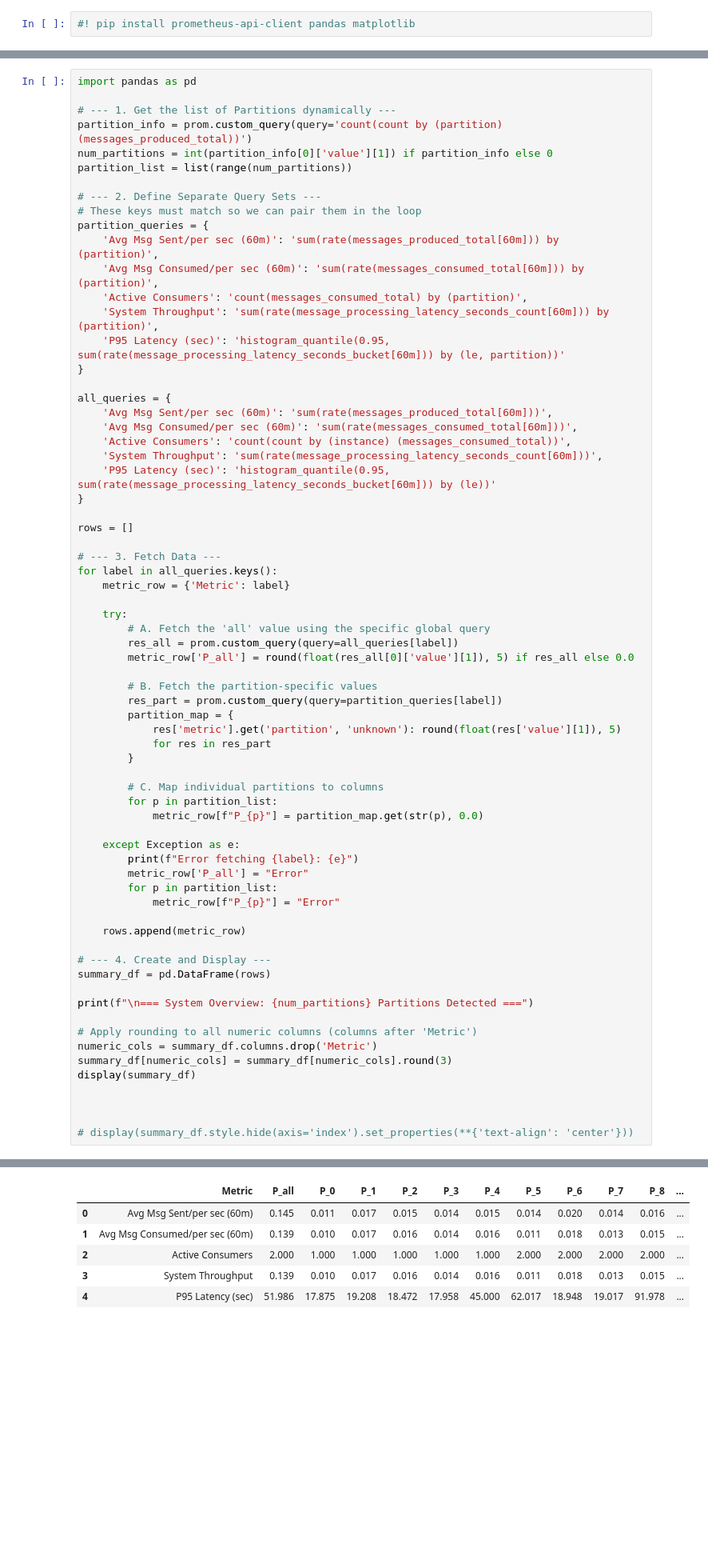
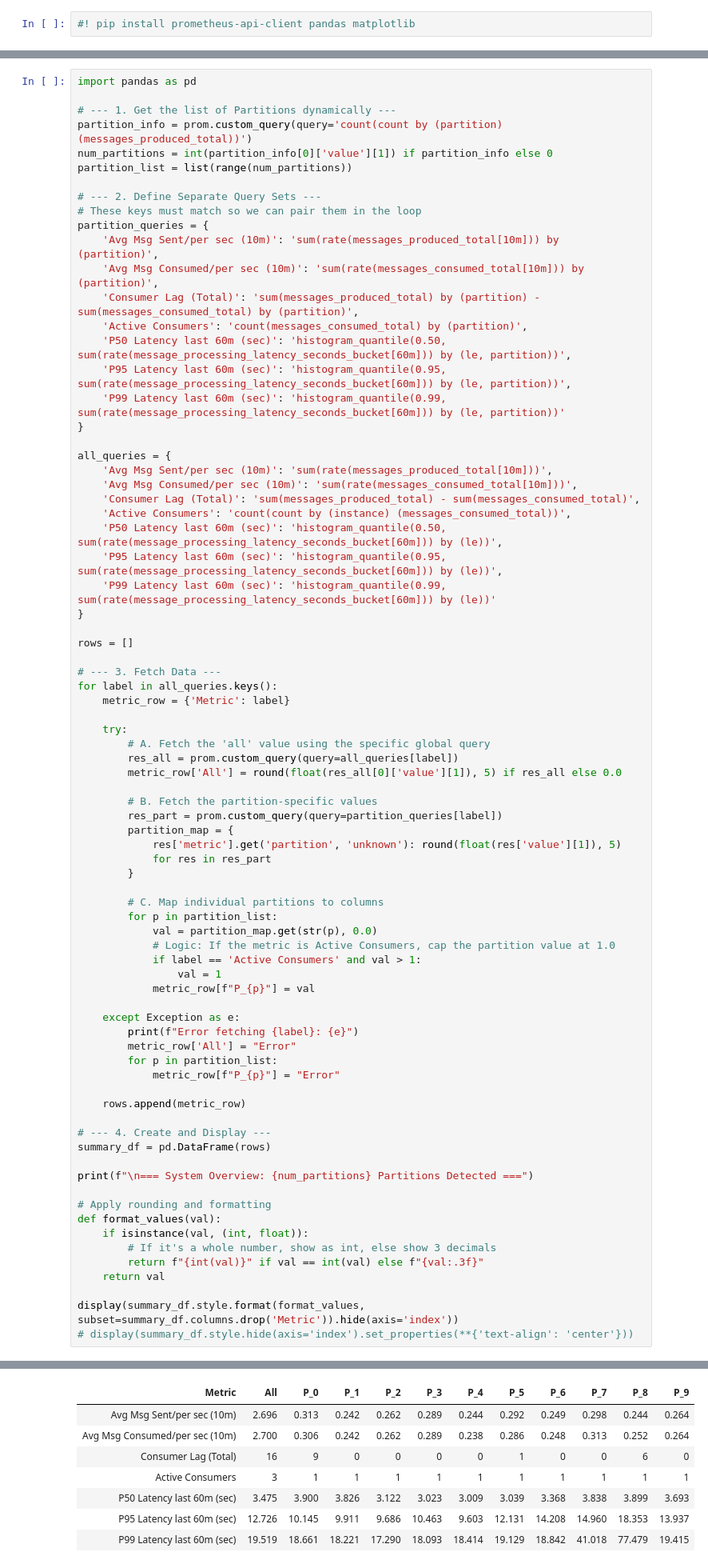
Before and after one commit to roymadpis/kafka_exrecise2, a Jupyter notebook: promethus_notebook.ipynb, the cells around one changed output, grey strips where cells are left out. Shown at 80% size. Cells and saved outputs as stored; diff of their text form; blank space fills up the shorter version.

```diff
--- a/promethus_notebook.ipynb
+++ b/promethus_notebook.ipynb
@@ -103,19 +39,23 @@ partition_list = list(range(num_partitions))
 # --- 2. Define Separate Query Sets ---
 # These keys must match so we can pair them in the loop
 partition_queries = {
-    'Avg Msg Sent/per sec (60m)': 'sum(rate(messages_produced_total[60m])) by (partition)',
-    'Avg Msg Consumed/per sec (60m)': 'sum(rate(messages_consumed_total[60m])) by (partition)',
+    'Avg Msg Sent/per sec (10m)': 'sum(rate(messages_produced_total[10m])) by (partition)',
+    'Avg Msg Consumed/per sec (10m)': 'sum(rate(messages_consumed_total[10m])) by (partition)',
+    'Consumer Lag (Total)': 'sum(messages_produced_total) by (partition) - sum(messages_consumed_total) by (partition)',
     'Active Consumers': 'count(messages_consumed_total) by (partition)',
-    'System Throughput': 'sum(rate(message_processing_latency_seconds_count[60m])) by (partition)',
-    'P95 Latency (sec)': 'histogram_quantile(0.95, sum(rate(message_processing_latency_seconds_bucket[60m])) by (le, partition))'
+    'P50 Latency last 60m (sec)': 'histogram_quantile(0.50, sum(rate(message_processing_latency_seconds_bucket[60m])) by (le, partition))',
+    'P95 Latency last 60m (sec)': 'histogram_quantile(0.95, sum(rate(message_processing_latency_seconds_bucket[60m])) by (le, partition))',
+    'P99 Latency last 60m (sec)': 'histogram_quantile(0.99, sum(rate(message_processing_latency_seconds_bucket[60m])) by (le, partition))'
 }
 
 all_queries = {
-    'Avg Msg Sent/per sec (60m)': 'sum(rate(messages_produced_total[60m]))',
-    'Avg Msg Consumed/per sec (60m)': 'sum(rate(messages_consumed_total[60m]))',
+    'Avg Msg Sent/per sec (10m)': 'sum(rate(messages_produced_total[10m]))',
+    'Avg Msg Consumed/per sec (10m)': 'sum(rate(messages_consumed_total[10m]))',
+    'Consumer Lag (Total)': 'sum(messages_produced_total) - sum(messages_consumed_total)',
     'Active Consumers': 'count(count by (instance) (messages_consumed_total))',
-    'System Throughput': 'sum(rate(message_processing_latency_seconds_count[60m]))',
-    'P95 Latency (sec)': 'histogram_quantile(0.95, sum(rate(message_processing_latency_seconds_bucket[60m])) by (le))'
+    'P50 Latency last 60m (sec)': 'histogram_quantile(0.50, sum(rate(message_processing_latency_seconds_bucket[60m])) by (le))',
+    'P95 Latency last 60m (sec)': 'histogram_quantile(0.95, sum(rate(message_processing_latency_seconds_bucket[60m])) by (le))',
+    'P99 Latency last 60m (sec)': 'histogram_quantile(0.99, sum(rate(message_processing_latency_seconds_bucket[60m])) by (le))'
 }
 
 rows = []
@@ -127,45 +67,52 @@ for label in all_queries.keys():
     try:
         # A. Fetch the 'all' value using the specific global query
         res_all = prom.custom_query(query=all_queries[label])
-        metric_row['P_all'] = round(float(res_all[0]['value'][1]), 5) if res_all else 0.0
+        metric_row['All'] = round(float(res_all[0]['value'][1]), 5) if res_all else 0.0
 
         # B. Fetch the partition-specific values
         res_part = prom.custom_query(query=partition_queries[label])
         partition_map = {
             res['metric'].get('partition', 'unknown'): round(float(res['value'][1]), 5)
             for res in res_part
         }
 
         # C. Map individual partitions to columns
         for p in partition_list:
-            metric_row[f"P_{p}"] = partition_map.get(str(p), 0.0)
+            val = partition_map.get(str(p), 0.0)
+            # Logic: If the metric is Active Consumers, cap the partition value at 1.0
+            if label == 'Active Consumers' and val > 1:
+                val = 1
+            metric_row[f"P_{p}"] = val
 
     except Exception as e:
         print(f"Error fetching {label}: {e}")
-        metric_row['P_all'] = "Error"
+        metric_row['All'] = "Error"
         for p in partition_list:
             metric_row[f"P_{p}"] = "Error"
 
     rows.append(metric_row)
 
 # --- 4. Create and Display ---
 summary_df = pd.DataFrame(rows)
 
 print(f"\n=== System Overview: {num_partitions} Partitions Detected ===")
 
-# Apply rounding to all numeric columns (columns after 'Metric')
-numeric_cols = summary_df.columns.drop('Metric')
-summary_df[numeric_cols] = summary_df[numeric_cols].round(3)
-display(summary_df)
+# Apply rounding and formatting
+def format_values(val):
+    if isinstance(val, (int, float)):
+        # If it's a whole number, show as int, else show 3 decimals
+        return f"{int(val)}" if val == int(val) else f"{val:.3f}"
+    return val
 
-
-
+display(summary_df.style.format(format_values, subset=summary_df.columns.drop('Metric')).hide(axis='index'))
 # display(summary_df.style.hide(axis='index').set_properties(**{'text-align': 'center'}))
 # %% [output]
 === System Overview: 10 Partitions Detected ===
-|  | Metric | P_all | P_0 | P_1 | P_2 | P_3 | P_4 | P_5 | P_6 | P_7 | P_8 | ... |
-| 0 | Avg Msg Sent/per sec (60m) | 0.145 | 0.011 | 0.017 | 0.015 | 0.014 | 0.015 | 0.014 | 0.020 | 0.014 | 0.016 | ... |
-| 1 | Avg Msg Consumed/per sec (60m) | 0.139 | 0.010 | 0.017 | 0.016 | 0.014 | 0.016 | 0.011 | 0.018 | 0.013 | 0.015 | ... |
-| 2 | Active Consumers | 2.000 | 1.000 | 1.000 | 1.000 | 1.000 | 1.000 | 2.000 | 2.000 | 2.000 | 2.000 | ... |
-| 3 | System Throughput | 0.139 | 0.010 | 0.017 | 0.016 | 0.014 | 0.016 | 0.011 | 0.018 | 0.013 | 0.015 | ... |
-| 4 | P95 Latency (sec) | 51.986 | 17.875 | 19.208 | 18.472 | 17.958 | 45.000 | 62.017 | 18.948 | 19.017 | 91.978 | ... |
+| Metric | All | P_0 | P_1 | P_2 | P_3 | P_4 | P_5 | P_6 | P_7 | P_8 | P_9 |
+| Avg Msg Sent/per sec (10m) | 2.696 | 0.313 | 0.242 | 0.262 | 0.289 | 0.244 | 0.292 | 0.249 | 0.298 | 0.244 | 0.264 |
+| Avg Msg Consumed/per sec (10m) | 2.700 | 0.306 | 0.242 | 0.262 | 0.289 | 0.238 | 0.286 | 0.248 | 0.313 | 0.252 | 0.264 |
+| Consumer Lag (Total) | 16 | 9 | 0 | 0 | 0 | 0 | 1 | 0 | 0 | 6 | 0 |
+| Active Consumers | 3 | 1 | 1 | 1 | 1 | 1 | 1 | 1 | 1 | 1 | 1 |
+| P50 Latency last 60m (sec) | 3.475 | 3.900 | 3.826 | 3.122 | 3.023 | 3.009 | 3.039 | 3.368 | 3.838 | 3.899 | 3.693 |
+| P95 Latency last 60m (sec) | 12.726 | 10.145 | 9.911 | 9.686 | 10.463 | 9.603 | 12.131 | 14.208 | 14.960 | 18.353 | 13.937 |
+| P99 Latency last 60m (sec) | 19.519 | 18.661 | 18.221 | 17.290 | 18.093 | 18.414 | 19.129 | 18.842 | 41.018 | 77.479 | 19.415 |
```
Also changed, not shown: parts of 12 cells of this notebook, 2 other files.
